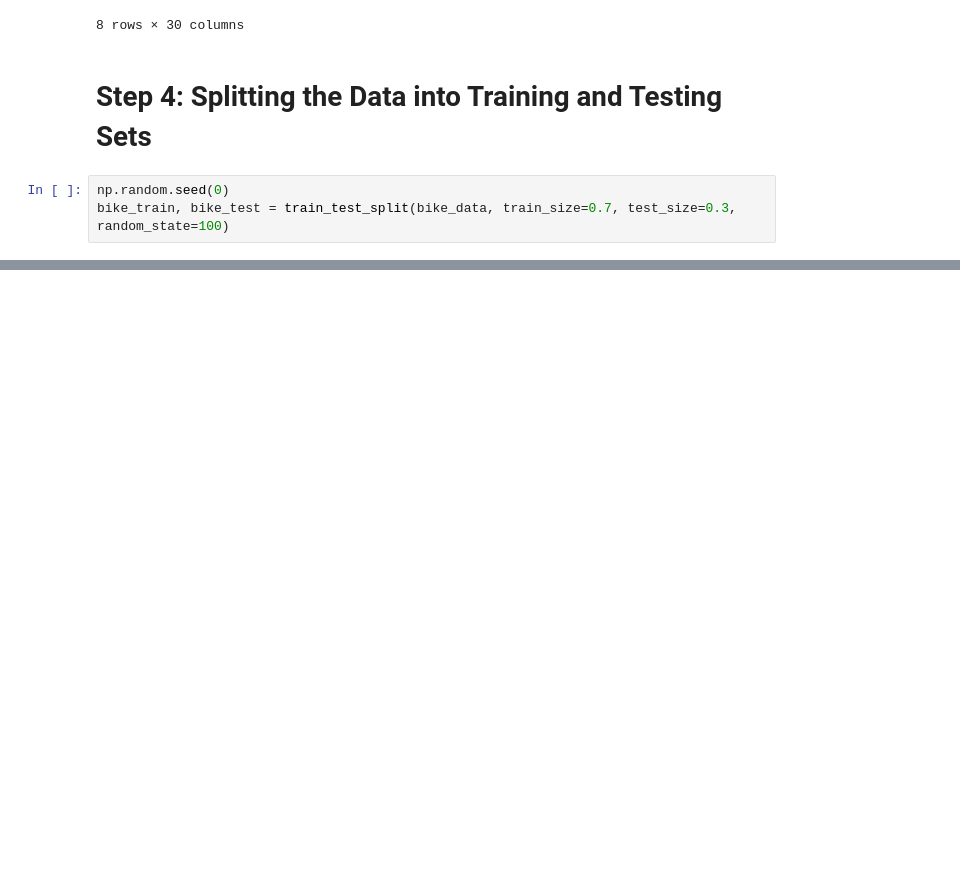
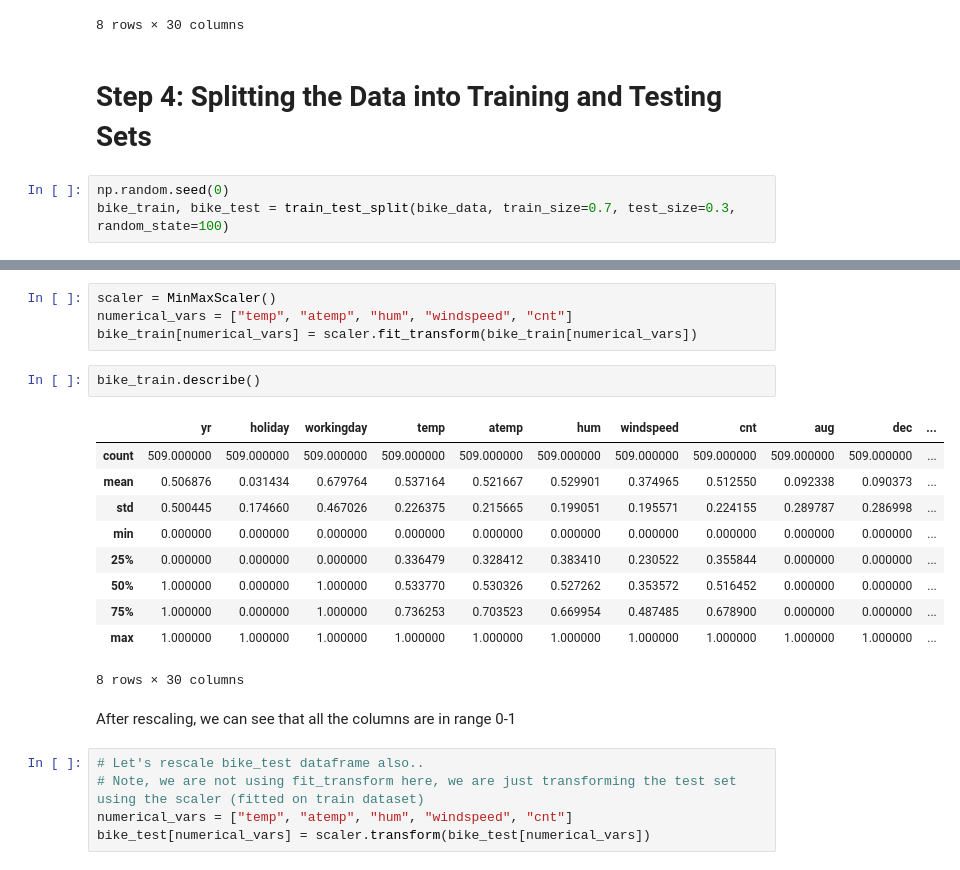
Before and after one commit to Nidhi-Mantri/MLR_Bike_Assignment, a Jupyter notebook: MLR_Bike_Assignment.ipynb, the cells around one changed output, grey strips where cells are left out. Cells and saved outputs as stored; diff of their text form; blank space fills up the shorter version.

```diff
--- a/MLR_Bike_Assignment.ipynb
+++ b/MLR_Bike_Assignment.ipynb
@@ -501,0 +490,24 @@ Here we will use Min max scaler - because dummy variables are already in range o
+# %%
+scaler = MinMaxScaler()
+numerical_vars = ["temp", "atemp", "hum", "windspeed", "cnt"]
+bike_train[numerical_vars] = scaler.fit_transform(bike_train[numerical_vars])
+# %%
+bike_train.describe()
+# %% [output]
+|  | yr | holiday | workingday | temp | atemp | hum | windspeed | cnt | aug | dec | ... |
+| count | 509.000000 | 509.000000 | 509.000000 | 509.000000 | 509.000000 | 509.000000 | 509.000000 | 509.000000 | 509.000000 | 509.000000 | ... |
+| mean | 0.506876 | 0.031434 | 0.679764 | 0.537164 | 0.521667 | 0.529901 | 0.374965 | 0.512550 | 0.092338 | 0.090373 | ... |
+| std | 0.500445 | 0.174660 | 0.467026 | 0.226375 | 0.215665 | 0.199051 | 0.195571 | 0.224155 | 0.289787 | 0.286998 | ... |
+| min | 0.000000 | 0.000000 | 0.000000 | 0.000000 | 0.000000 | 0.000000 | 0.000000 | 0.000000 | 0.000000 | 0.000000 | ... |
+| 25% | 0.000000 | 0.000000 | 0.000000 | 0.336479 | 0.328412 | 0.383410 | 0.230522 | 0.355844 | 0.000000 | 0.000000 | ... |
+| 50% | 1.000000 | 0.000000 | 1.000000 | 0.533770 | 0.530326 | 0.527262 | 0.353572 | 0.516452 | 0.000000 | 0.000000 | ... |
+| 75% | 1.000000 | 0.000000 | 1.000000 | 0.736253 | 0.703523 | 0.669954 | 0.487485 | 0.678900 | 0.000000 | 0.000000 | ... |
+| max | 1.000000 | 1.000000 | 1.000000 | 1.000000 | 1.000000 | 1.000000 | 1.000000 | 1.000000 | 1.000000 | 1.000000 | ... |
+8 rows × 30 columns
+# %% [markdown]
+After rescaling, we can see that all the columns are in range 0-1
+# %%
+# Let's rescale bike_test dataframe also..
+# Note, we are not using fit_transform here, we are just transforming the test set using the scaler (fitted on train dataset)
+numerical_vars = ["temp", "atemp", "hum", "windspeed", "cnt"]
+bike_test[numerical_vars] = scaler.transform(bike_test[numerical_vars])
```
Also changed, not shown: parts of 14 cells of this notebook.
